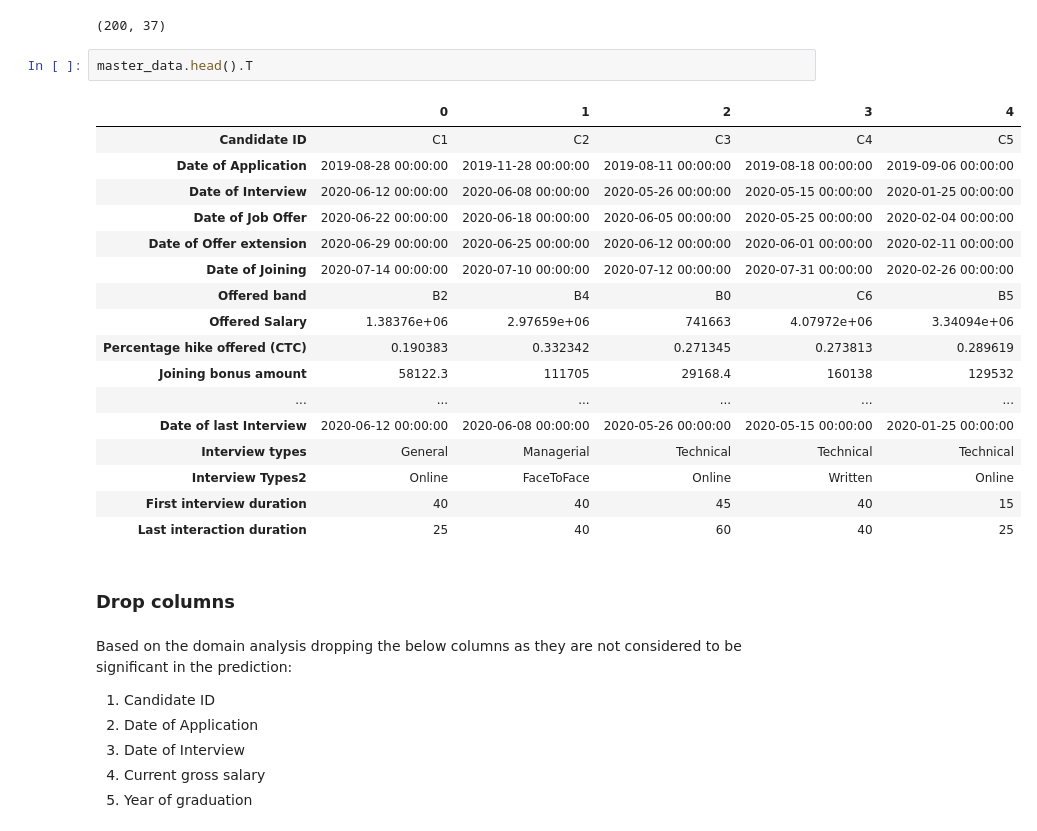
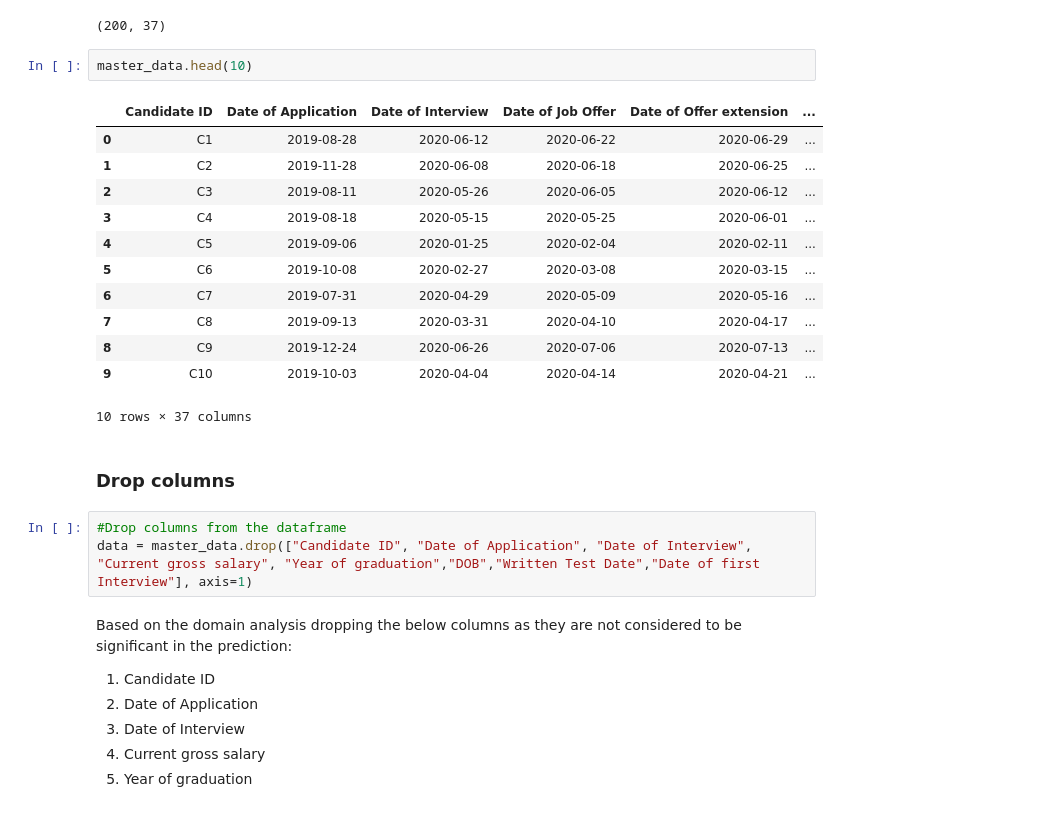
Before and after one commit to karunyads/MiniProject-FE, a Jupyter notebook: FE_PROJECT1_06.ipynb, the cells around one changed output. Saved outputs shown, nothing was run; the diff lists cells and outputs as text.

```diff
--- a/FE_PROJECT1_06.ipynb
+++ b/FE_PROJECT1_06.ipynb
@@ -77,27 +78,25 @@ master_data.shape
 # %% [output]
 (200, 37)
 # %%
-master_data.head().T
+master_data.head(10)
 # %% [output]
-|  | 0 | 1 | 2 | 3 | 4 |
-| Candidate ID | C1 | C2 | C3 | C4 | C5 |
-| Date of Application | 2019-08-28 00:00:00 | 2019-11-28 00:00:00 | 2019-08-11 00:00:00 | 2019-08-18 00:00:00 | 2019-09-06 00:00:00 |
-| Date of Interview | 2020-06-12 00:00:00 | 2020-06-08 00:00:00 | 2020-05-26 00:00:00 | 2020-05-15 00:00:00 | 2020-01-25 00:00:00 |
-| Date of Job Offer | 2020-06-22 00:00:00 | 2020-06-18 00:00:00 | 2020-06-05 00:00:00 | 2020-05-25 00:00:00 | 2020-02-04 00:00:00 |
-| Date of Offer extension | 2020-06-29 00:00:00 | 2020-06-25 00:00:00 | 2020-06-12 00:00:00 | 2020-06-01 00:00:00 | 2020-02-11 00:00:00 |
-| Date of Joining | 2020-07-14 00:00:00 | 2020-07-10 00:00:00 | 2020-07-12 00:00:00 | 2020-07-31 00:00:00 | 2020-02-26 00:00:00 |
-| Offered band | B2 | B4 | B0 | C6 | B5 |
-| Offered Salary | 1.38376e+06 | 2.97659e+06 | 741663 | 4.07972e+06 | 3.34094e+06 |
-| Percentage hike offered (CTC) | 0.190383 | 0.332342 | 0.271345 | 0.273813 | 0.289619 |
-| Joining bonus amount | 58122.3 | 111705 | 29168.4 | 160138 | 129532 |
-| ... | ... | ... | ... | ... | ... |
-| Date of last Interview | 2020-06-12 00:00:00 | 2020-06-08 00:00:00 | 2020-05-26 00:00:00 | 2020-05-15 00:00:00 | 2020-01-25 00:00:00 |
-| Interview types | General | Managerial | Technical | Technical | Technical |
-| Interview Types2 | Online | FaceToFace | Online | Written | Online |
-| First interview duration | 40 | 40 | 45 | 40 | 15 |
-| Last interaction duration | 25 | 40 | 60 | 40 | 25 |
+|  | Candidate ID | Date of Application | Date of Interview | Date of Job Offer | Date of Offer extension | ... |
+| 0 | C1 | 2019-08-28 | 2020-06-12 | 2020-06-22 | 2020-06-29 | ... |
+| 1 | C2 | 2019-11-28 | 2020-06-08 | 2020-06-18 | 2020-06-25 | ... |
+| 2 | C3 | 2019-08-11 | 2020-05-26 | 2020-06-05 | 2020-06-12 | ... |
+| 3 | C4 | 2019-08-18 | 2020-05-15 | 2020-05-25 | 2020-06-01 | ... |
+| 4 | C5 | 2019-09-06 | 2020-01-25 | 2020-02-04 | 2020-02-11 | ... |
+| 5 | C6 | 2019-10-08 | 2020-02-27 | 2020-03-08 | 2020-03-15 | ... |
+| 6 | C7 | 2019-07-31 | 2020-04-29 | 2020-05-09 | 2020-05-16 | ... |
+| 7 | C8 | 2019-09-13 | 2020-03-31 | 2020-04-10 | 2020-04-17 | ... |
+| 8 | C9 | 2019-12-24 | 2020-06-26 | 2020-07-06 | 2020-07-13 | ... |
+| 9 | C10 | 2019-10-03 | 2020-04-04 | 2020-04-14 | 2020-04-21 | ... |
+10 rows × 37 columns
 # %% [markdown]
 ### Drop columns
+# %%
+#Drop columns from the dataframe
+data = master_data.drop(["Candidate ID", "Date of Application", "Date of Interview", "Current gross salary", "Year of graduation","DOB","Written Test Date","Date of first Interview"], axis=1)
 # %% [markdown]
 Based on the domain analysis dropping the below columns as they are not considered to be significant in the prediction:
 1. Candidate ID
```
Also changed, not shown: parts of 42 cells of this notebook.
